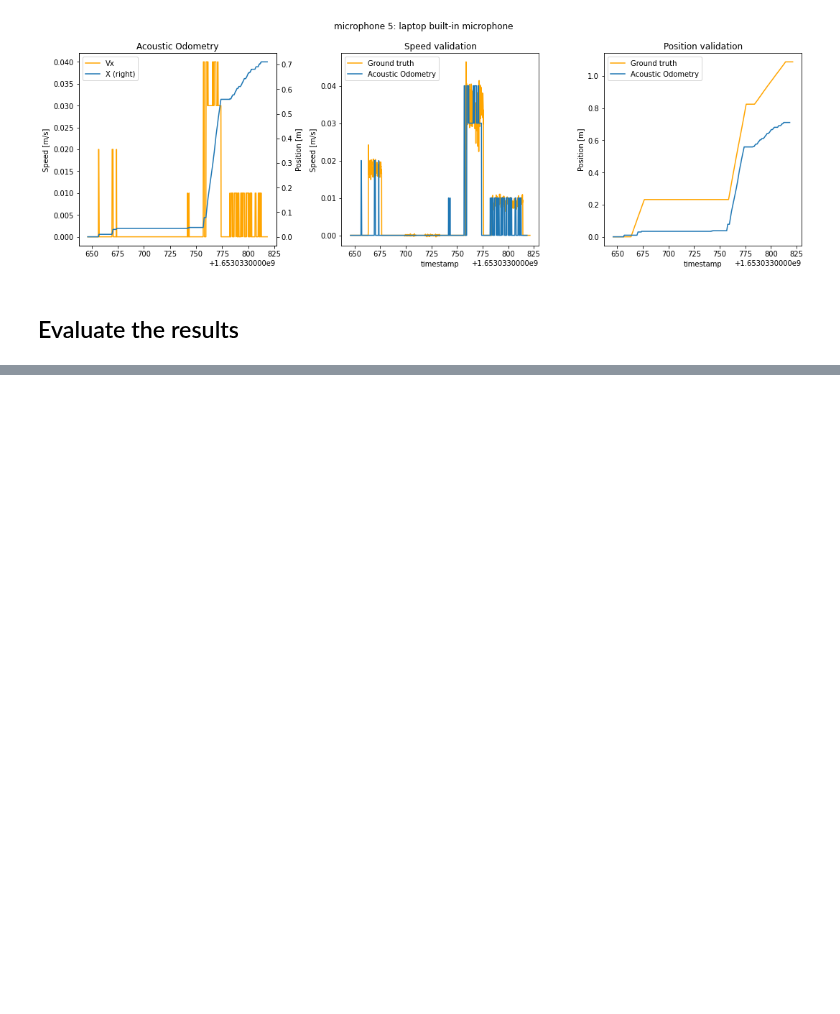
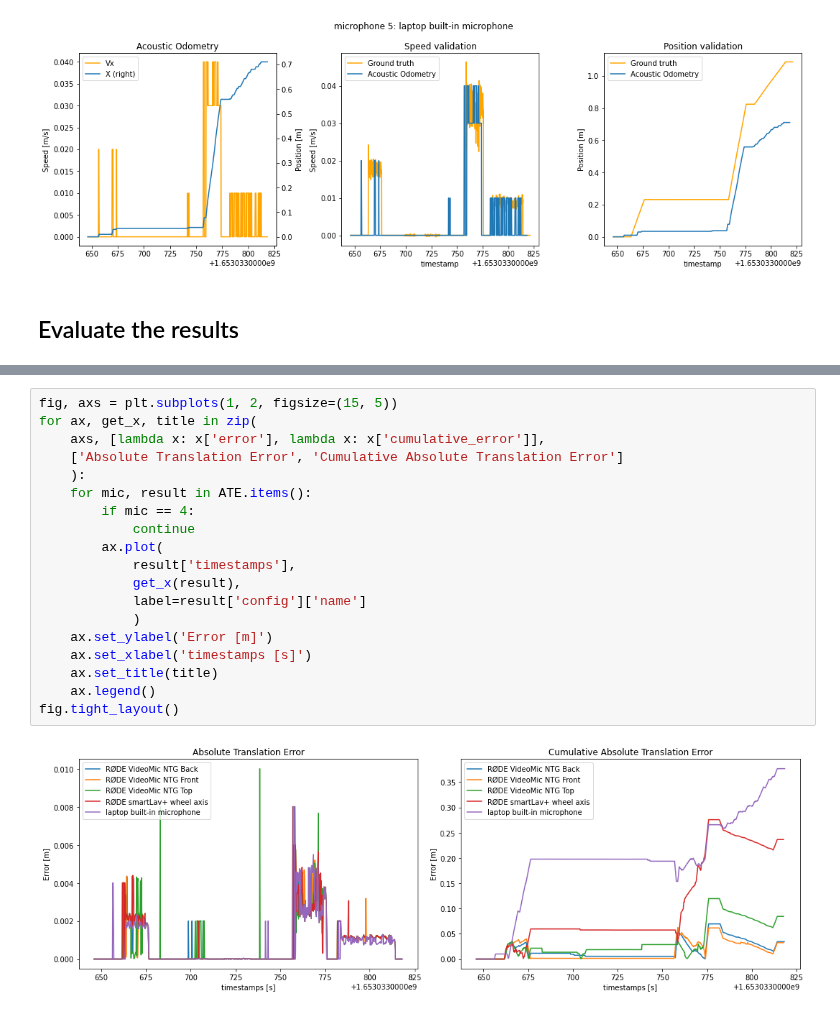
Before and after one commit to AcousticOdometry/AO, a Jupyter notebook: notebooks/odometry.ipynb, the cells around one changed output, grey strips where cells are left out. Cells and saved outputs as stored; diff of their text form; blank space fills up the shorter version.

```diff
--- a/notebooks/odometry.ipynb
+++ b/notebooks/odometry.ipynb
@@ -516,0 +476,21 @@ plot.error_array(
+# %%
+fig, axs = plt.subplots(1, 2, figsize=(15, 5))
+for ax, get_x, title in zip(
+    axs, [lambda x: x['error'], lambda x: x['cumulative_error']],
+    ['Absolute Translation Error', 'Cumulative Absolute Translation Error']
+    ):
+    for mic, result in ATE.items():
+        if mic == 4:
+            continue
+        ax.plot(
+            result['timestamps'],
+            get_x(result),
+            label=result['config']['name']
+            )
+    ax.set_ylabel('Error [m]')
+    ax.set_xlabel('timestamps [s]')
+    ax.set_title(title)
+    ax.legend()
+fig.tight_layout()
+# %% [output]
+[figure, added]
```
Also changed, not shown: parts of 22 cells of this notebook.
